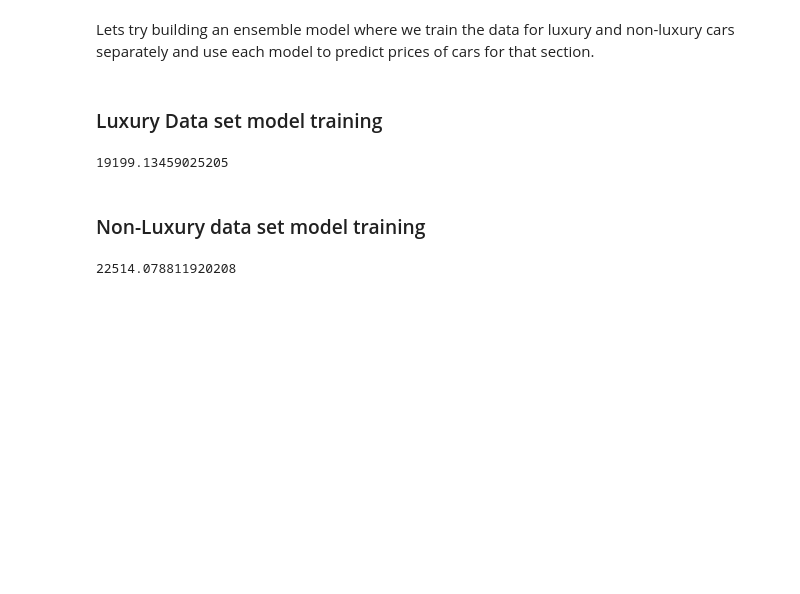
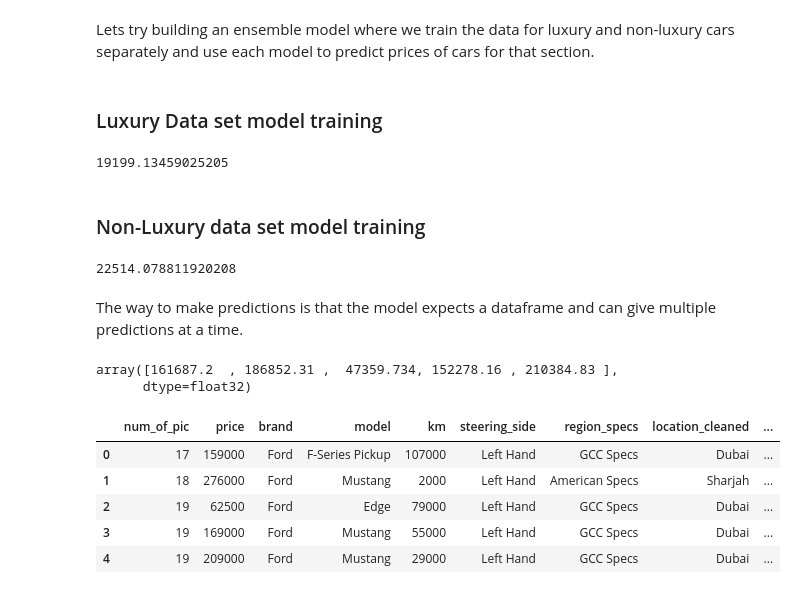
Before and after one commit to Shaheerairaj/car-value-estimator-team, a Jupyter notebook: Model Building/modelling_shaheer.ipynb, the cells around one changed output. Drawn from its saved outputs; the diff is of its cells as text; code cells hidden in the pictures; blank space fills up the shorter version.

Commit message:
example of predictions

```diff
--- a/Model Building/modelling_shaheer.ipynb
+++ b/Model Building/modelling_shaheer.ipynb
@@ -366,3 +366,19 @@ cv_score = cross_val_score(pipeline, X, y, cv=10, scoring='neg_mean_absolute_err
 -cv_score.mean()
 # %% [output]
 22514.078811920208
+# %% [markdown]
+The way to make predictions is that the model expects a dataframe and can give multiple predictions at a time.
+# %%
+pipeline.predict(non_luxury.head(5))
+# %% [output]
+array([161687.2  , 186852.31 ,  47359.734, 152278.16 , 210384.83 ],
+      dtype=float32)
+# %%
+non_luxury.head(5)
+# %% [output]
+|  | num_of_pic | price | brand | model | km | steering_side | region_specs | location_cleaned | ... |
+| 0 | 17 | 159000 | Ford | F-Series Pickup | 107000 | Left Hand | GCC Specs | Dubai | ... |
+| 1 | 18 | 276000 | Ford | Mustang | 2000 | Left Hand | American Specs | Sharjah | ... |
+| 2 | 19 | 62500 | Ford | Edge | 79000 | Left Hand | GCC Specs | Dubai | ... |
+| 3 | 19 | 169000 | Ford | Mustang | 55000 | Left Hand | GCC Specs | Dubai | ... |
+| 4 | 19 | 209000 | Ford | Mustang | 29000 | Left Hand | GCC Specs | Dubai | ... |
```
Also changed, not shown: parts of 1 cell of this notebook.
